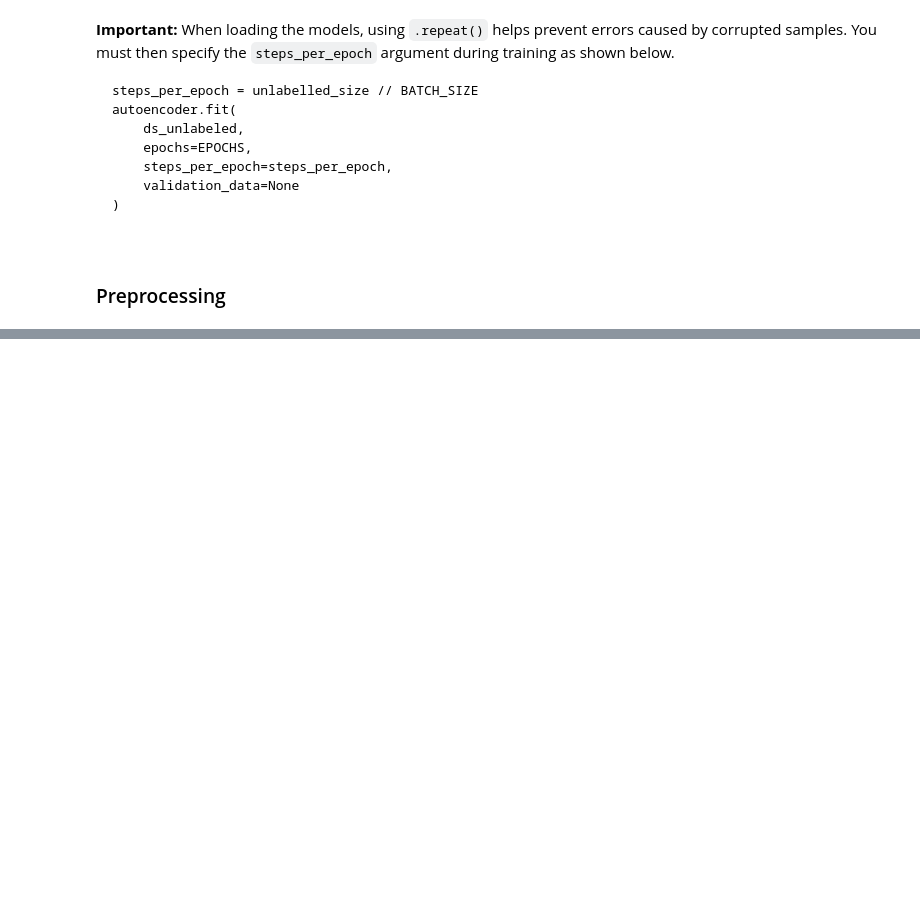
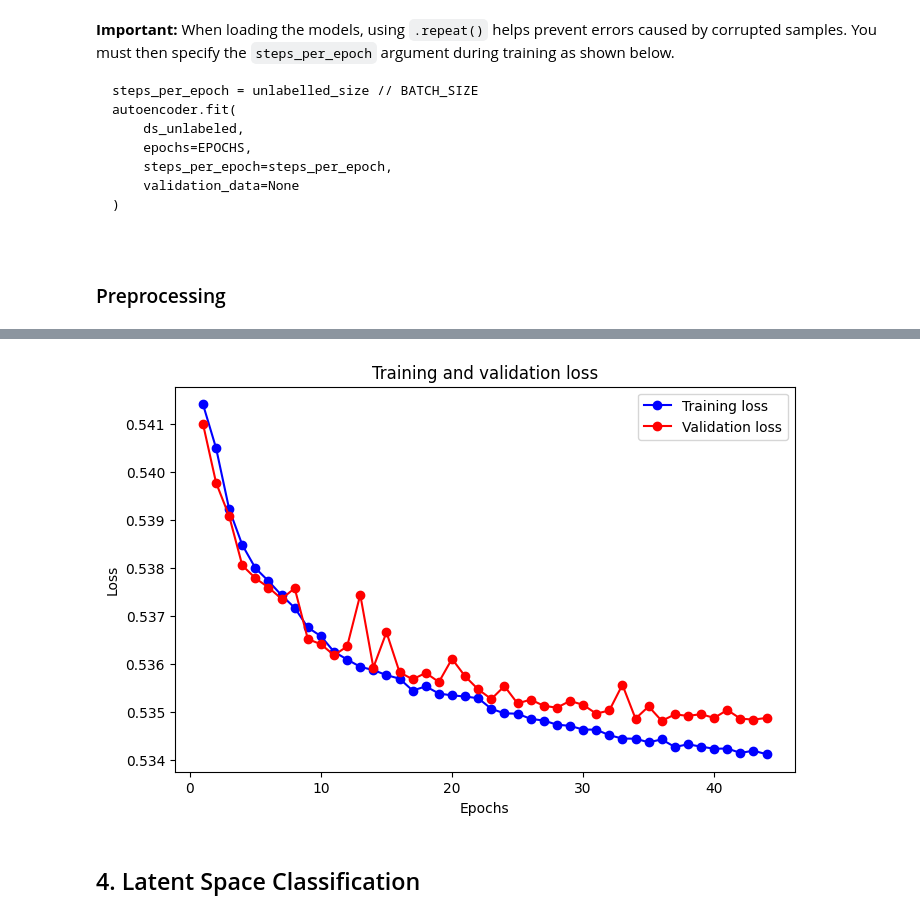
Before and after one commit to david-fm/dl-p3-latent-space, a Jupyter notebook: lab.ipynb, the cells around one changed output, grey strips where cells are left out. Drawn from its saved outputs; the diff is of its cells as text; code cells hidden in the pictures; blank space fills up the shorter version.

Commit message:
Autoencoder y clasificador latent space iniciales + Comentarios + Fixes

```diff
--- a/lab.ipynb
+++ b/lab.ipynb
@@ -129,23 +151,30 @@ ds_test  = tfds.load('stl10', split='test', as_supervised=True, download=True)
 # %%
 import matplotlib.pyplot as plt
 
-def plot(history):
-    accuracy = history.history["accuracy"]
-    val_accuracy = history.history["val_accuracy"]
+def plot(history, only_loss=False):
     loss = history.history["loss"]
     val_loss = history.history["val_loss"]
+    epochs = range(1, len(loss) + 1)
 
-    epochs = range(1, len(accuracy) + 1)
+    if not only_loss:
+        accuracy = history.history["accuracy"]
+        val_accuracy = history.history["val_accuracy"]
 
-    plt.plot(epochs, accuracy, "b-o", label="Training accuracy")
-    plt.plot(epochs, val_accuracy, "r--o", label="Validation accuracy")
-    plt.title("Training and validation accuracy")
-    plt.legend()
-    plt.figure()
+        plt.figure(figsize=(8, 5))
+        plt.plot(epochs, accuracy, "b-o", label="Training accuracy")
+        plt.plot(epochs, val_accuracy, "r--o", label="Validation accuracy")
+        plt.title("Training and validation accuracy")
+        plt.xlabel("Epochs")
+        plt.ylabel("Accuracy")
+        plt.legend()
+        plt.show()
 
+    plt.figure(figsize=(8, 5))
     plt.plot(epochs, loss, "b-o", label="Training loss")
     plt.plot(epochs, val_loss, "r-o", label="Validation loss")
     plt.title("Training and validation loss")
+    plt.xlabel("Epochs")
+    plt.ylabel("Loss")
     plt.legend()
     plt.show()
 # %% [markdown]
@@ -202,0 +428,18 @@ print(ds_dogs_cats.element_spec)
+# %%
+import keras
+from tensorflow import expand_dims
+
+steps_per_epoch = UNS_TRAIN_SIZE // UNS_BATCH_SIZE # because of the .repeat(), we need to specify steps_per_epoch to avoid infinite training
+
+early_stopping = keras.callbacks.EarlyStopping(
+    monitor="val_loss", mode="min", patience=8, restore_best_weights=True)
+
+history_uns = autoencoder.fit(
+    uns_train,
+    epochs=100,
+    steps_per_epoch=steps_per_epoch,
+    validation_data=uns_val,
+    callbacks=[early_stopping]
+)
+
+autoencoder.save("experiments/basic_autoencoder.keras")
@@ -202,0 +450,6 @@ print(ds_dogs_cats.element_spec)
+# %%
+plot(history_uns, only_loss=True)
+# %% [output]
+[figure, added]
+# %% [markdown]
+## 4. Latent Space Classification
```
Also changed, not shown: parts of 29 cells of this notebook, 3 other files.
